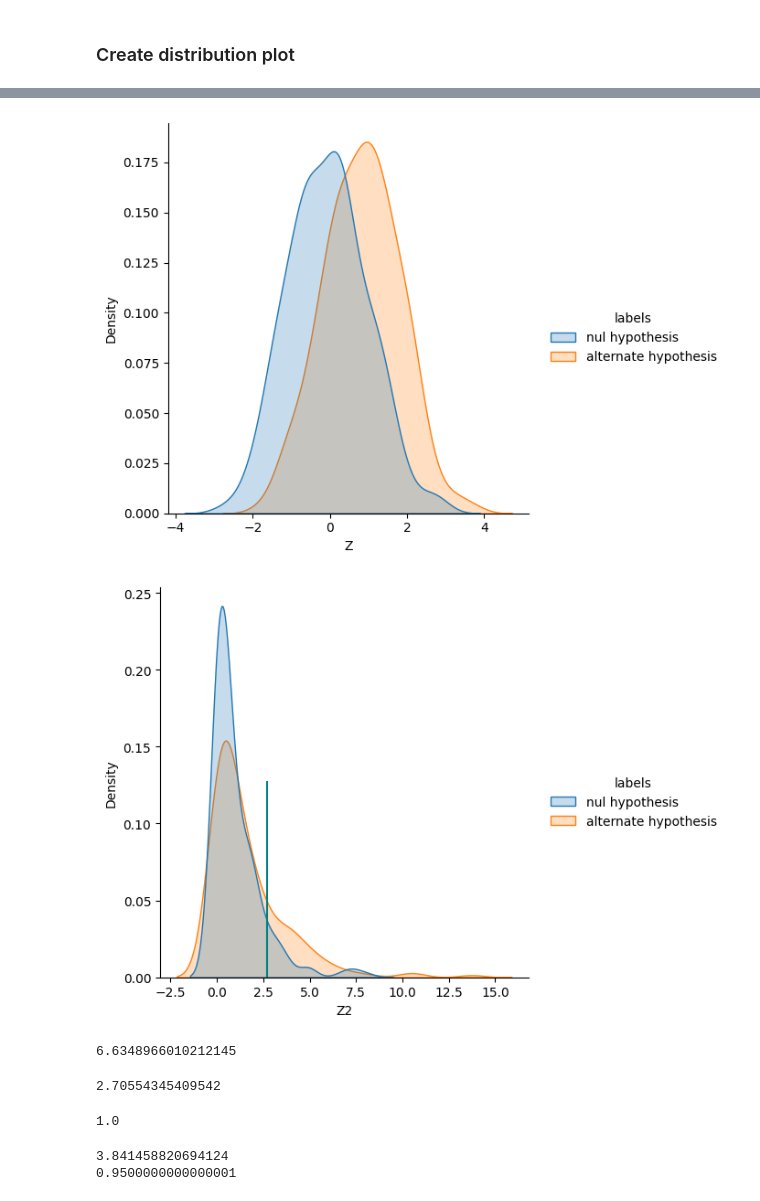
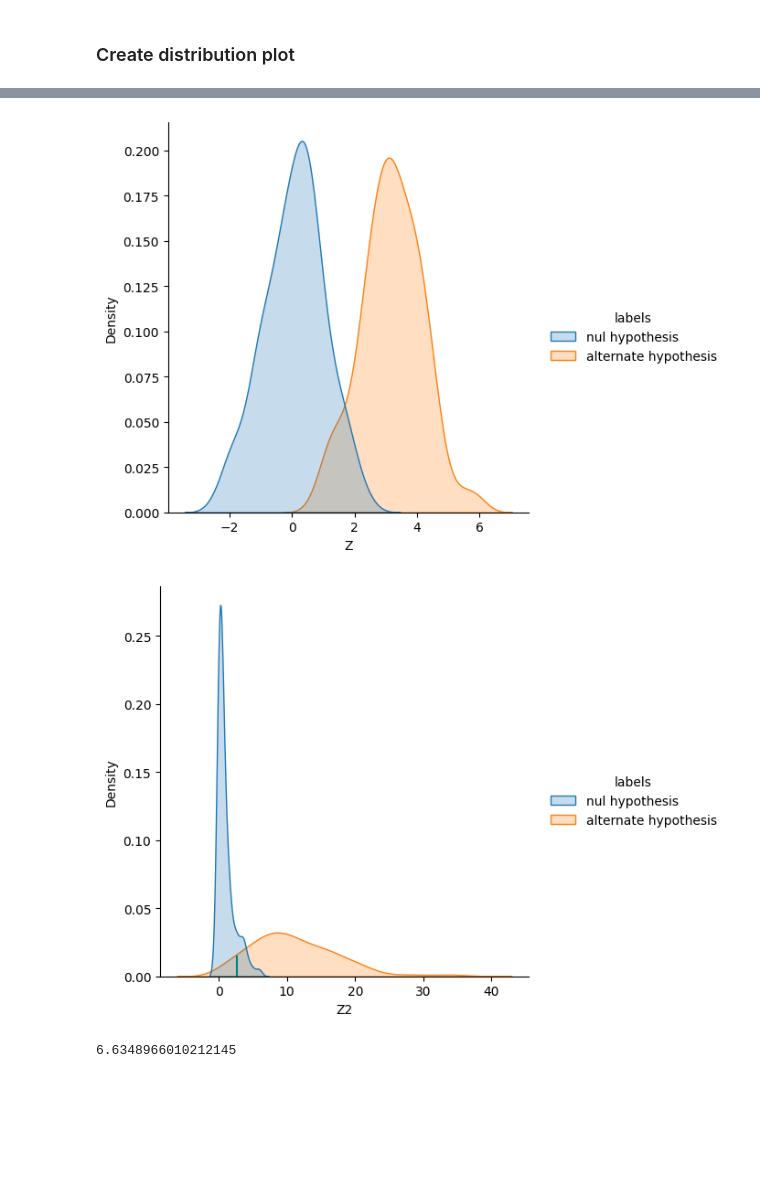
Before and after one commit to mat2m10/powercontrol, a Jupyter notebook: Power_Loop.ipynb, the cells around one changed output, grey strips where cells are left out. Cells and saved outputs as stored; diff of their text form; code cells hidden in the pictures; blank space fills up the shorter version.

```diff
--- a/Power_Loop.ipynb
+++ b/Power_Loop.ipynb
@@ -16,18 +16,21 @@ from statsmodels.stats.power import GofChisquarePower
 ## Important values
 # %%
 #os.listdir('./data/genotype')
-wanted_maf = '0.01_0.01'
-#wanted_maf = '0.024_0.025'
-#wanted_maf = '0.048_0.05'
-#wanted_maf = '0.49_0.49'
-#wanted_maf = '0.1_0.1'
-#wanted_maf = '0.25_0.25'
+#wanted_maf = '0.01_0.01' # ratio for power = 90% = 2.5
+#wanted_maf = '0.024_0.025' # ratio for power = 90% = 4
+#wanted_maf = '0.048_0.05' # ratio for power = 90% = 5
+#wanted_maf = '0.1_0.1' # ratio for power = 90% = 8
+wanted_maf = '0.25_0.25' # ratio for power = 90% = 10
+#wanted_maf = '0.49_0.49' # ratio for power = 90% = 12
 
+ratio = 10
 snp_num = 0
 true_mean = 0
 true_effect = 5
-true_sd = 40
+true_sd = true_effect*ratio
 iteration = 200
+
+min_power = 0.9
 # %% [markdown]
 ## Load data
 # %% [markdown]
@@ -201,23 +204,16 @@ dis['Z'] = dis['Z']/(SE_nul+SE_alt)
 sns_plot = sns.displot(dis, x="Z", hue='labels',kind="kde",fill=True)
 plt.show()
 # %% [output]
-[figure, old version]
+[figure, new version]
 # %%
 dis['Z2'] = dis['Z']**2
-# %%
-cuttof = stats.chi2.ppf(0.90, df=1)
 # %%
 sns_plot = sns.displot(dis, x="Z2", hue='labels',kind="kde",fill=True)
-plt.axvline(cuttof, 0,0.5, color = '#008080')
+plt.axvline(cuttof, 0,0.05, color = '#008080')
 plt.show()
 # %% [output]
-[figure, old version]
+[figure, new version]
 # %%
 stats.chi2.ppf(0.99, df=1)
 # %% [output]
 6.6348966010212145
-# %%
-import scipy as sp
-sp.stats.chi2.isf(0.1, 1, loc=0, scale=1)
-# %% [output]
-2.70554345409542
@@ -230,18 +219,0 @@ av_effect = Average(estimated_effect_alt)
-# %%
-GofChisquarePower().solve_power(effect_size=av_effect, nobs=total_humans, alpha=0.001, power=None, n_bins=iteration)
-# %% [output]
-1.0
-# %%
-from scipy.stats import chi2
-# define probability
-p = 0.95
-df = 1
-# retrieve value <= probability
-value = chi2.ppf(p, df)
-print(value)
-# confirm with cdf
-p = chi2.cdf(value, df)
-print(p)
-# %% [output]
-3.841458820694124
-0.9500000000000001
```
Also changed, not shown: parts of 11 cells of this notebook, 1 other file.
